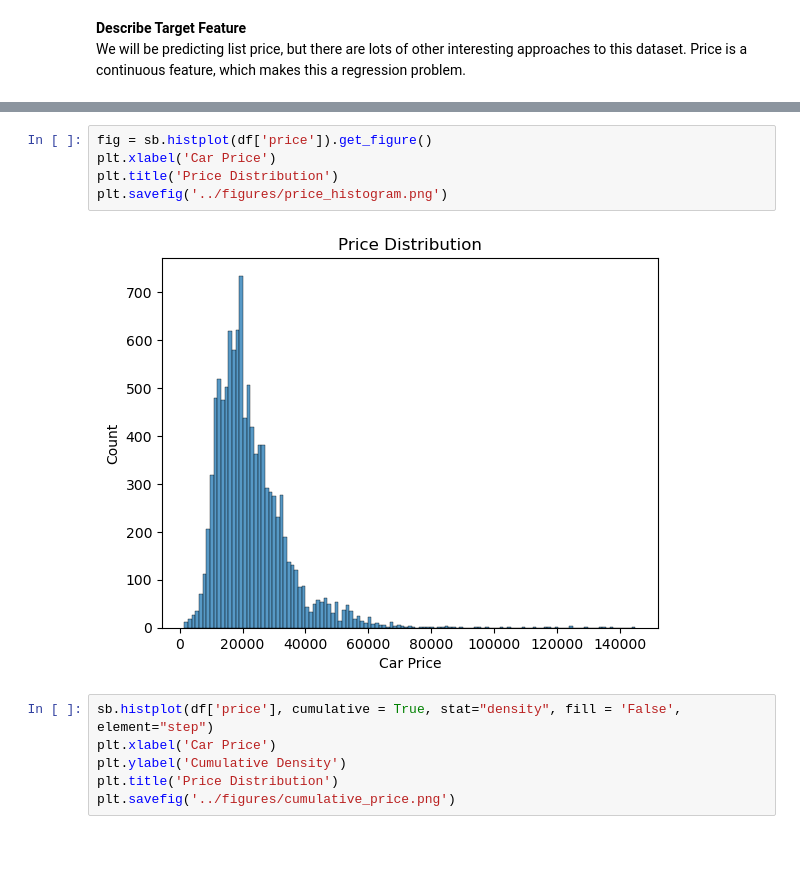
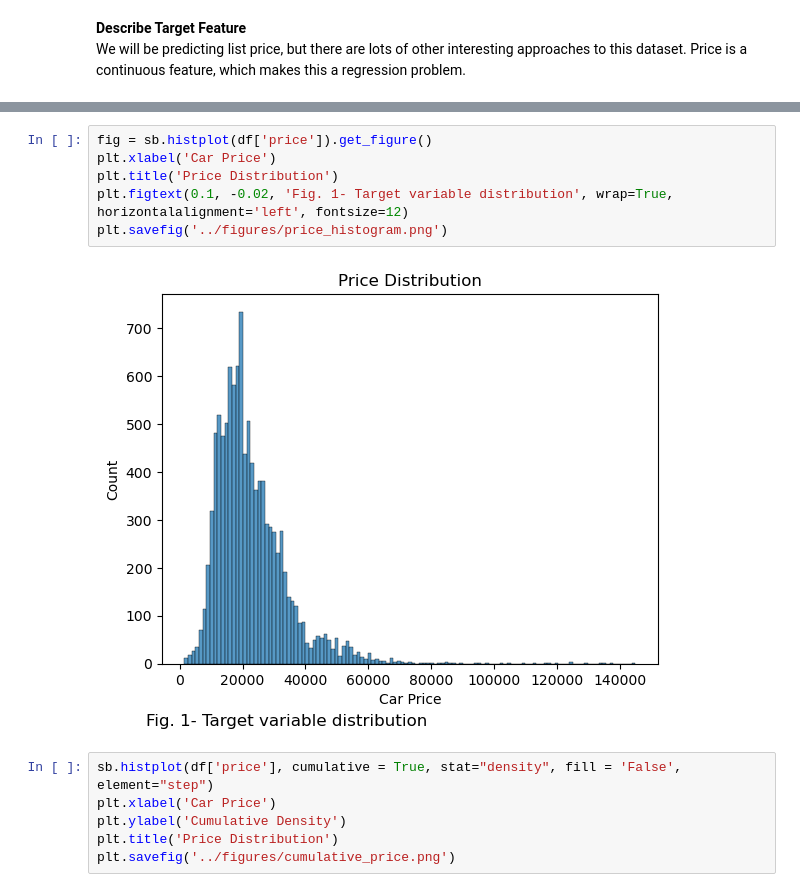
Before and after one commit to burkeob/Car-Price-Prediction, a Jupyter notebook: src/EDA.ipynb, the cells around one changed output, grey strips where cells are left out. Saved outputs shown, nothing was run; the diff lists cells and outputs as text; blank space fills up the shorter version.

```diff
--- a/src/EDA.ipynb
+++ b/src/EDA.ipynb
@@ -133,10 +133,11 @@ objc[95076]: Class WebSwapCGLLayer is implemented in both /System/Library/Framew
 # %%
 fig = sb.histplot(df['price']).get_figure()
 plt.xlabel('Car Price')
 plt.title('Price Distribution')
+plt.figtext(0.1, -0.02, 'Fig. 1- Target variable distribution', wrap=True, horizontalalignment='left', fontsize=12)
 plt.savefig('../figures/price_histogram.png')
 # %% [output]
-[figure, old version]
+[figure, new version]
 # %%
 sb.histplot(df['price'], cumulative = True, stat="density", fill = 'False', element="step")
 plt.xlabel('Car Price')
```
Also changed, not shown: parts of 4 cells of this notebook, 4 other files.
